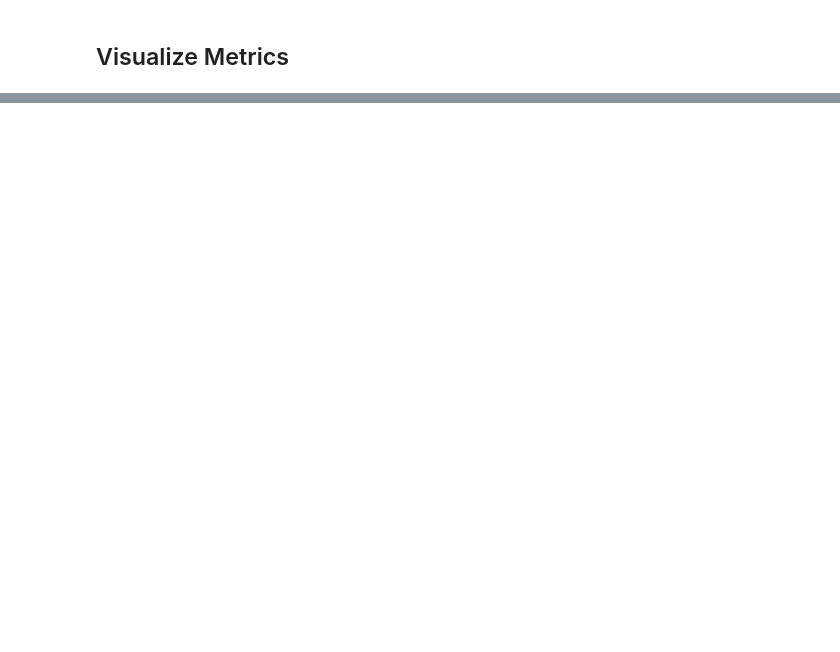
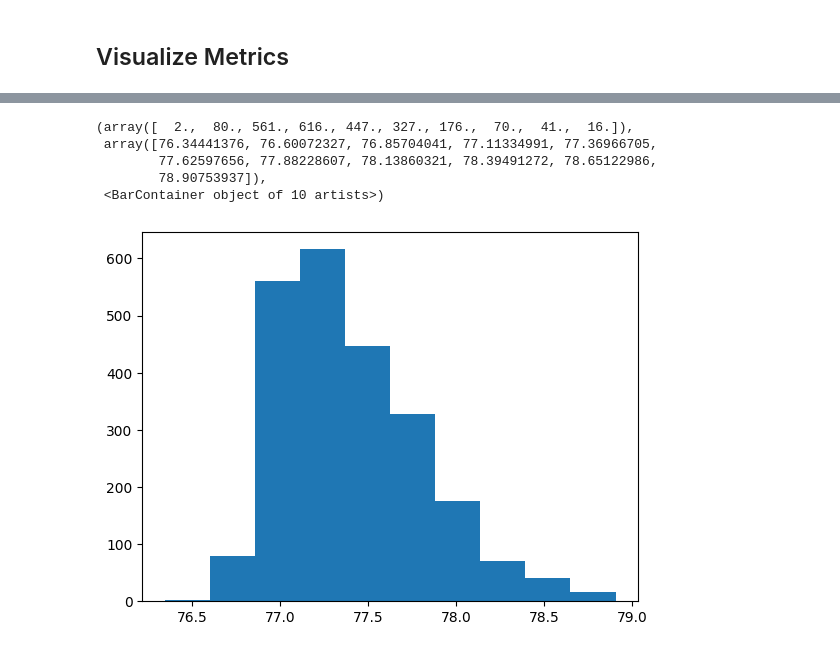
Before and after one commit to jzh001/GNNs, a Jupyter notebook: metal_music_reviews/rating_prediction.ipynb, the cells around one changed output, grey strips where cells are left out. Cells and saved outputs as stored; diff of their text form; code cells hidden in the pictures; blank space fills up the shorter version.

```diff
--- a/metal_music_reviews/rating_prediction.ipynb
+++ b/metal_music_reviews/rating_prediction.ipynb
@@ -146,0 +259,4 @@ test_dataset = GraphDataset('test',test_df)
+# %%
+TEXT_DIM = train_dataset[0].texts.shape[1]
+
+train_dataset[0], TEXT_DIM
@@ -308,0 +520,2 @@ plt.show()
+# %%
+valid_loss, preds, labels = valid()
@@ -308,0 +542,9 @@ plt.show()
+# %%
+plt.hist(preds)
+# %% [output]
+(array([  2.,  80., 561., 616., 447., 327., 176.,  70.,  41.,  16.]),
+ array([76.34441376, 76.60072327, 76.85704041, 77.11334991, 77.36966705,
+        77.62597656, 77.88228607, 78.13860321, 78.39491272, 78.65122986,
+        78.90753937]),
+ <BarContainer object of 10 artists>)
+[figure, added]
```
Also changed, not shown: parts of 25 cells of this notebook, 1 other file.
